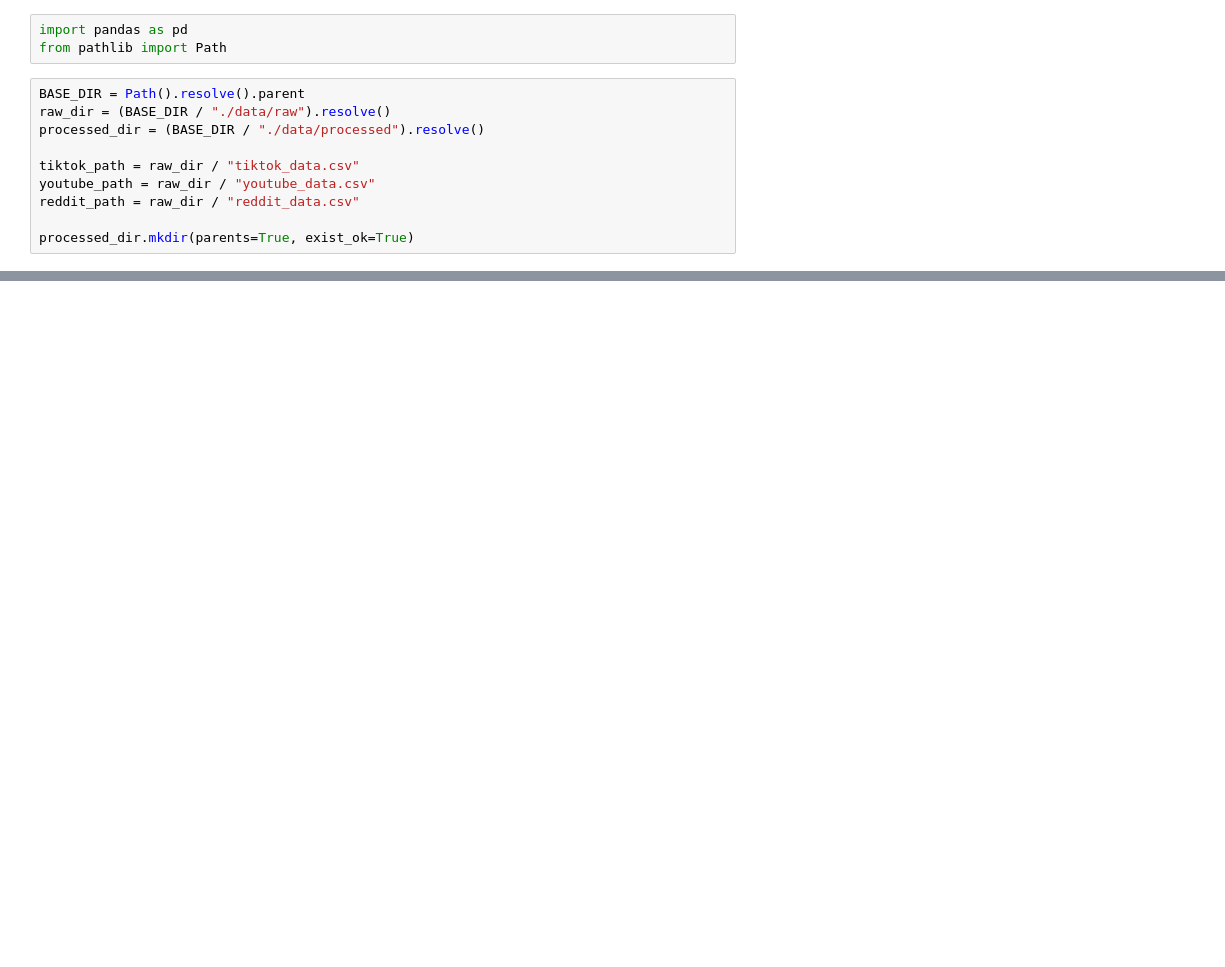
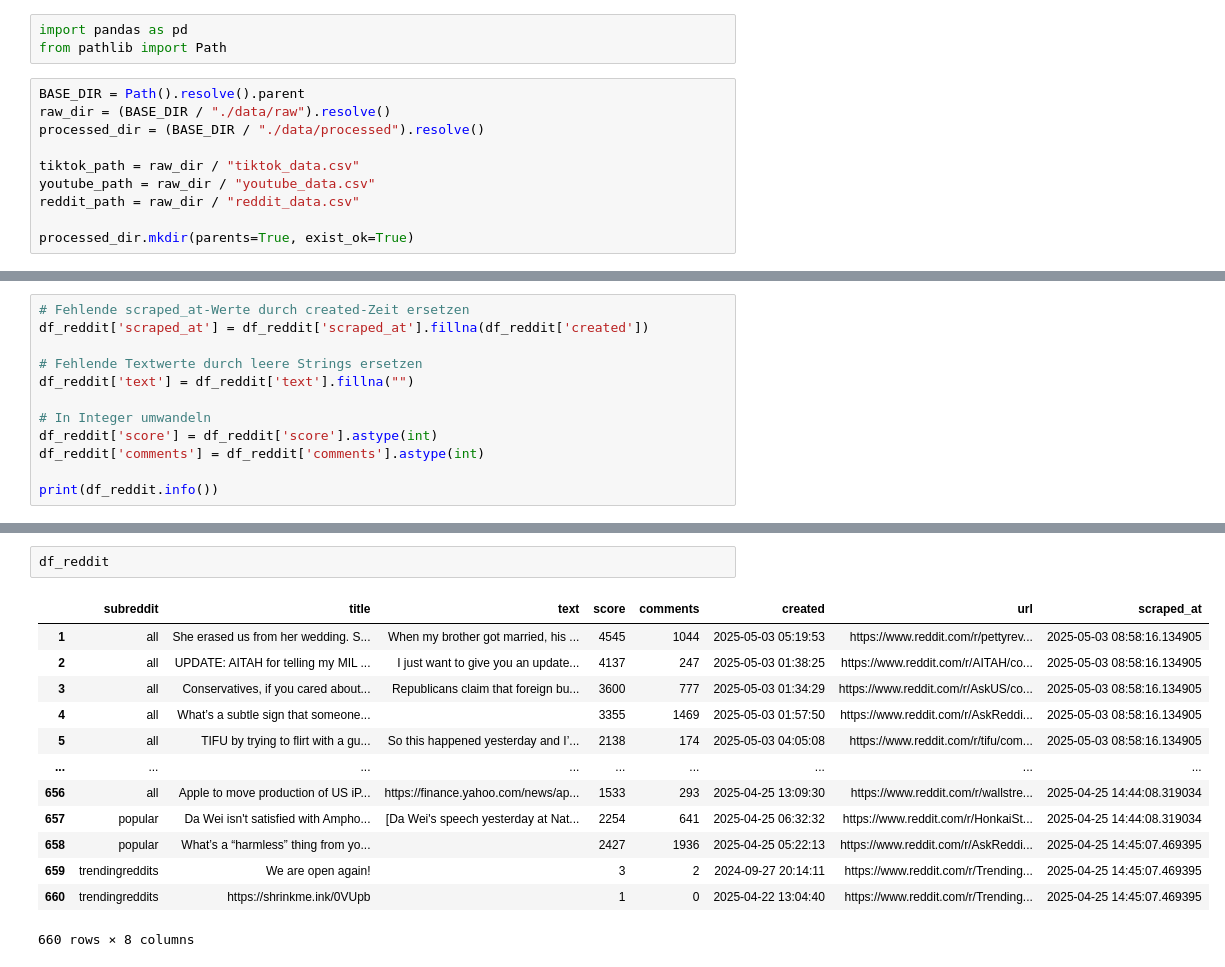
Before and after one commit to sofietheresa/TrendAnalyseSocialMedia, a Jupyter notebook: notebooks/02_preprocessing.ipynb, the cells around one changed output, grey strips where cells are left out. Drawn from its saved outputs; the diff is of its cells as text; blank space fills up the shorter version.

```diff
--- a/notebooks/02_preprocessing.ipynb
+++ b/notebooks/02_preprocessing.ipynb
@@ -166,0 +127,12 @@ display(df_reddit.head())
+# %%
+# Fehlende scraped_at-Werte durch created-Zeit ersetzen
+df_reddit['scraped_at'] = df_reddit['scraped_at'].fillna(df_reddit['created'])
+
+# Fehlende Textwerte durch leere Strings ersetzen
+df_reddit['text'] = df_reddit['text'].fillna("")
+
+# In Integer umwandeln
+df_reddit['score'] = df_reddit['score'].astype(int)
+df_reddit['comments'] = df_reddit['comments'].astype(int)
+
+print(df_reddit.info())
@@ -166,0 +156,16 @@ display(df_reddit.head())
+# %%
+df_reddit
+# %% [output]
+|  | subreddit | title | text | score | comments | created | url | scraped_at |
+| 1 | all | She erased us from her wedding. S... | When my brother got married, his ... | 4545 | 1044 | 2025-05-03 05:19:53 | https://www.reddit.com/r/pettyrev... | 2025-05-03 08:58:16.134905 |
+| 2 | all | UPDATE: AITAH for telling my MIL ... | I just want to give you an update... | 4137 | 247 | 2025-05-03 01:38:25 | https://www.reddit.com/r/AITAH/co... | 2025-05-03 08:58:16.134905 |
+| 3 | all | Conservatives, if you cared about... | Republicans claim that foreign bu... | 3600 | 777 | 2025-05-03 01:34:29 | https://www.reddit.com/r/AskUS/co... | 2025-05-03 08:58:16.134905 |
+| 4 | all | What’s a subtle sign that someone... |  | 3355 | 1469 | 2025-05-03 01:57:50 | https://www.reddit.com/r/AskReddi... | 2025-05-03 08:58:16.134905 |
+| 5 | all | TIFU by trying to flirt with a gu... | So this happened yesterday and I’... | 2138 | 174 | 2025-05-03 04:05:08 | https://www.reddit.com/r/tifu/com... | 2025-05-03 08:58:16.134905 |
+| ... | ... | ... | ... | ... | ... | ... | ... | ... |
+| 656 | all | Apple to move production of US iP... | https://finance.yahoo.com/news/ap... | 1533 | 293 | 2025-04-25 13:09:30 | https://www.reddit.com/r/wallstre... | 2025-04-25 14:44:08.319034 |
+| 657 | popular | Da Wei isn't satisfied with Ampho... | [Da Wei's speech yesterday at Nat... | 2254 | 641 | 2025-04-25 06:32:32 | https://www.reddit.com/r/HonkaiSt... | 2025-04-25 14:44:08.319034 |
+| 658 | popular | What’s a “harmless” thing from yo... |  | 2427 | 1936 | 2025-04-25 05:22:13 | https://www.reddit.com/r/AskReddi... | 2025-04-25 14:45:07.469395 |
+| 659 | trendingreddits | We are open again! |  | 3 | 2 | 2024-09-27 20:14:11 | https://www.reddit.com/r/Trending... | 2025-04-25 14:45:07.469395 |
+| 660 | trendingreddits | https://shrinkme.ink/0VUpb |  | 1 | 0 | 2025-04-22 13:04:40 | https://www.reddit.com/r/Trending... | 2025-04-25 14:45:07.469395 |
+660 rows × 8 columns
```
Also changed, not shown: parts of 21 cells of this notebook, 14 other files.
